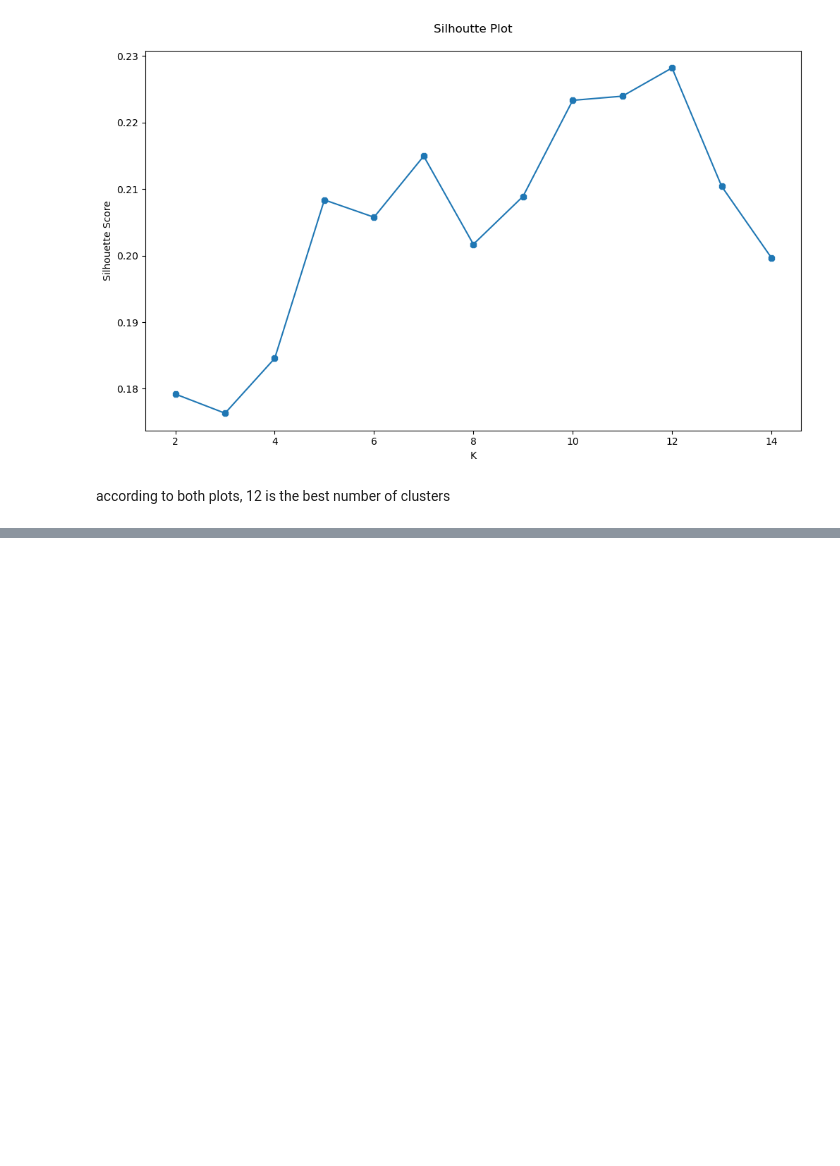
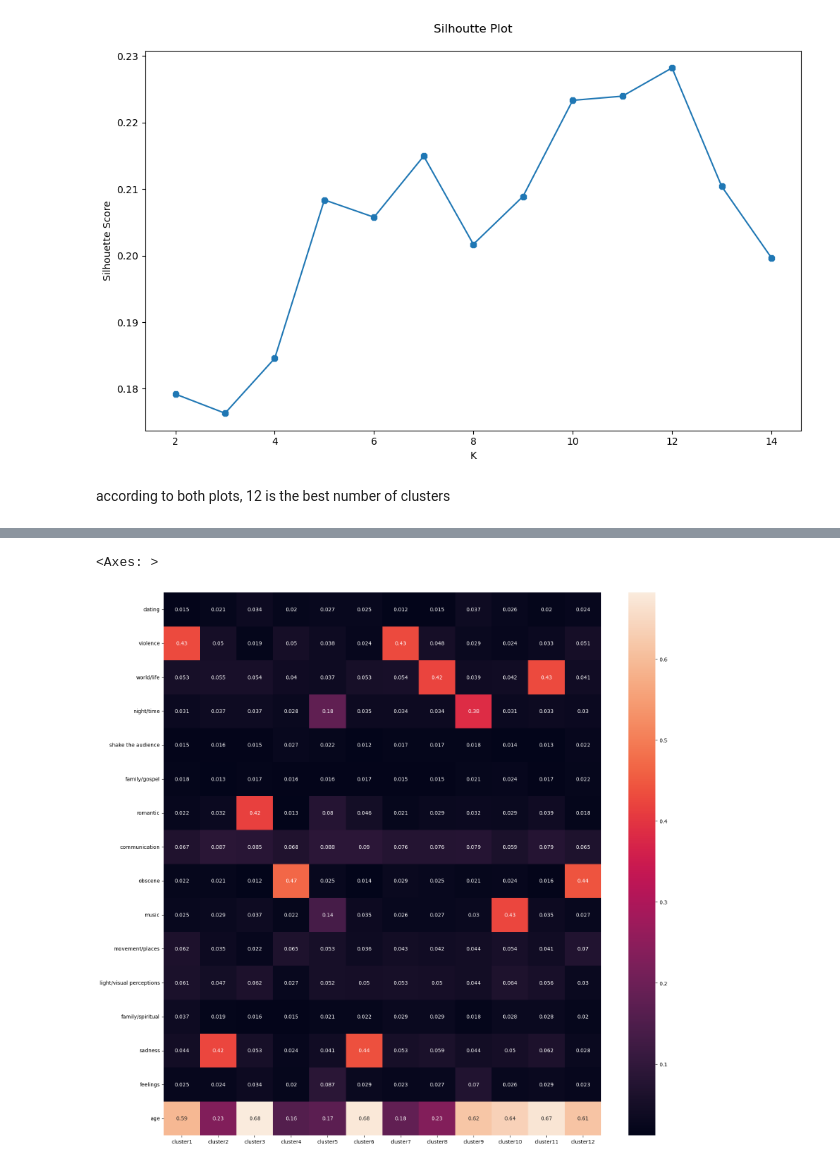
Before and after one commit to krystelcr/Music-Recommendation-Algorithm, a Jupyter notebook: code/model/model.ipynb, the cells around one changed output, grey strips where cells are left out. Cells and saved outputs as stored; diff of their text form; code cells hidden in the pictures; blank space fills up the shorter version.

```diff
--- a/code/model/model.ipynb
+++ b/code/model/model.ipynb
@@ -77,3 +128,3 @@ according to both plots, 12 is the best number of clusters
 # %%
-kmeans =  KMeans(n_clusters= 12, init = "k-means++" , n_init= 50, random_state= 50)
-kmeans.fit(X1)
+kmeans = KMeans(n_clusters=12, init="k-means++", n_init=50, random_state=50)
+labels = kmeans.fit_predict(X1)
@@ -117,0 +212,12 @@ too many dimensions for this plot to be understood
+# %%
+# df with 12 cluster columns and your feature names
+clusters = pd.DataFrame(
+    columns=[f'cluster{i+1}' for i in range(12)],
+    index=['dating', 'violence', 'world/life', 'night/time', 'shake the audience','family/gospel', 'romantic', 'communication', 'obscene', 'music', 'movement/places', 'light/visual perceptions', 'family/spiritual', 'sadness', 'feelings', 'age']
+)
+
+for i in range(12):
+    clusters[f'cluster{i+1}'] = kmeans.cluster_centers_[i]
+
+
+clusters
@@ -117,0 +242,6 @@ too many dimensions for this plot to be understood
+# %%
+plt.figure(figsize=(19,19))
+sns.heatmap(clusters, annot=True)
+# %% [output]
+<Axes: >
+[figure, added]
```
Also changed, not shown: parts of 18 cells of this notebook, 3 other files.
